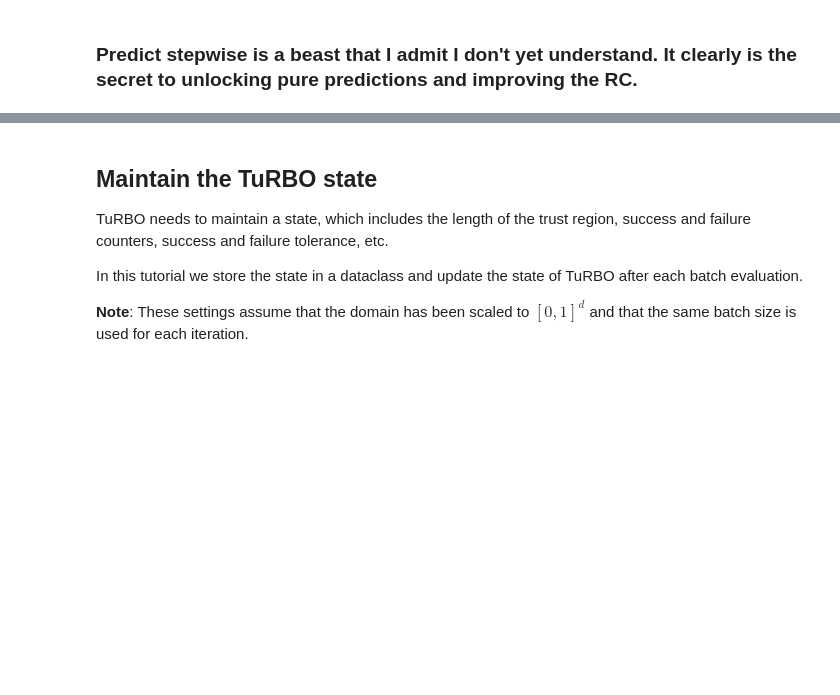
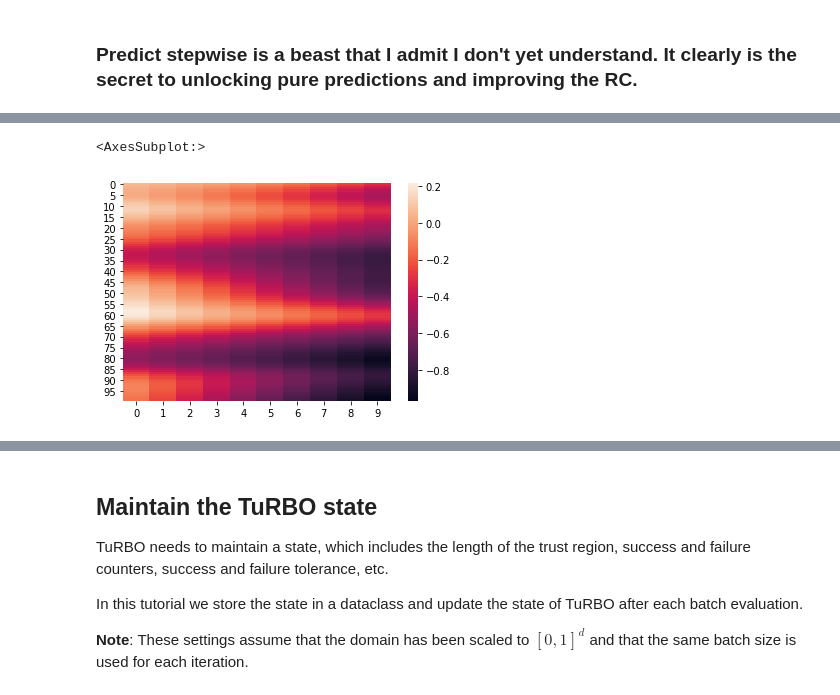
Before and after one commit to blindedjoy/RcTorch, a Jupyter notebook: turbo_1.ipynb, the cells around one changed output, grey strips where cells are left out. Saved outputs shown, nothing was run; the diff lists cells and outputs as text; code cells hidden in the pictures; blank space fills up the shorter version.

```diff
--- a/turbo_1.ipynb
+++ b/turbo_1.ipynb
@@ -986,4 +1021,7 @@ plt.legend()
 # %%
-sns.heatmap(pred)
+sns.heatmap(pred.cpu())
+# %% [output]
+<AxesSubplot:>
+[figure, added]
 # %%
  RC.predict_stepwise(train)
```
Also changed, not shown: parts of 15 cells of this notebook.
